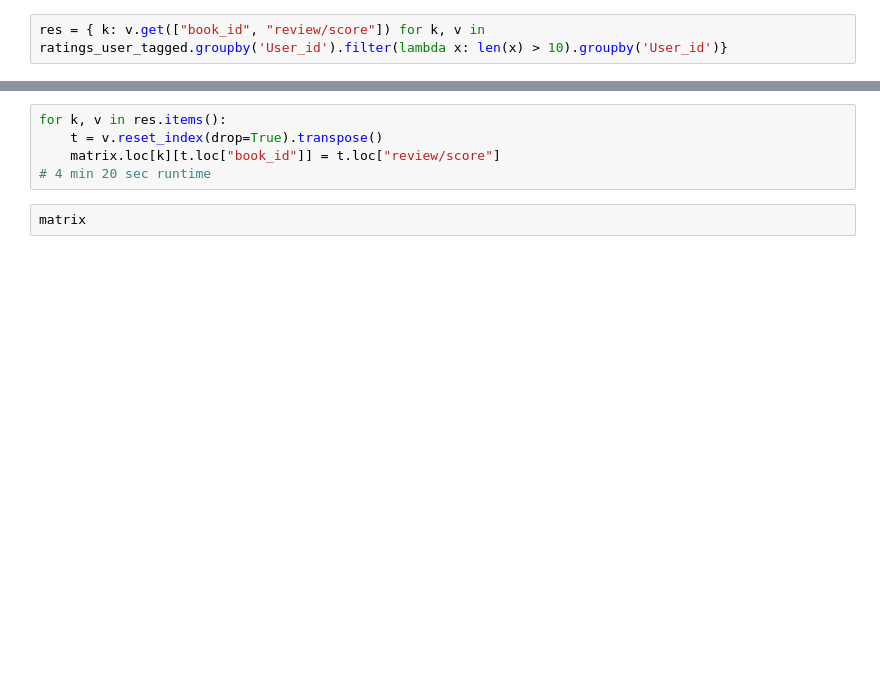
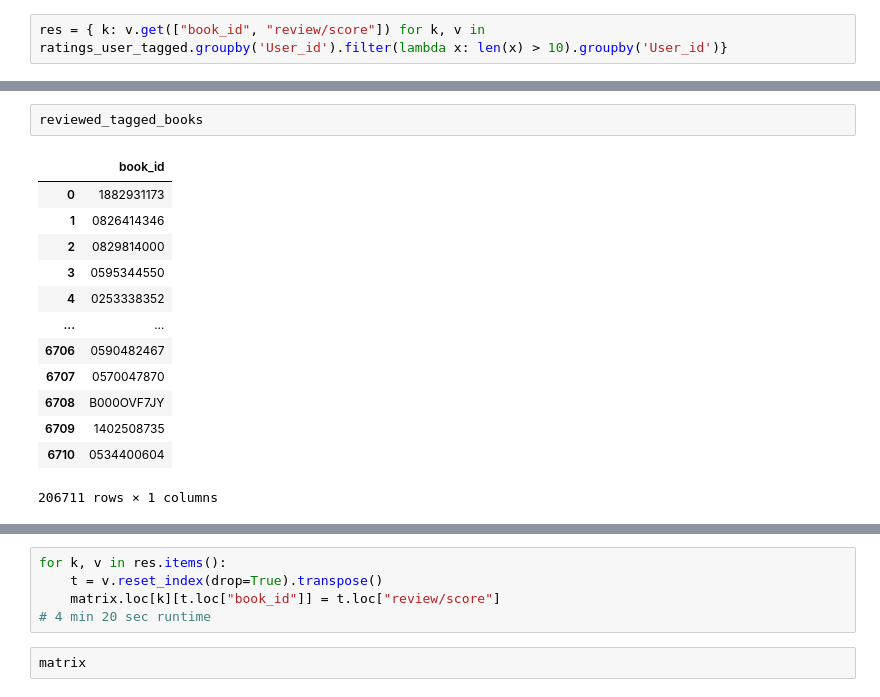
Before and after one commit to jinks145/pj_fireteam-108c, a Jupyter notebook: review_to_user_matrix.ipynb, the cells around one changed output, grey strips where cells are left out. Cells and saved outputs as stored; diff of their text form; blank space fills up the shorter version.

```diff
--- a/review_to_user_matrix.ipynb
+++ b/review_to_user_matrix.ipynb
@@ -62,3 +72,19 @@ res = { k: v.get(["book_id", "review/score"]) for k, v in ratings_user_tagged.gr
+# %%
+reviewed_tagged_books
+# %% [output]
+|  | book_id |
+| 0 | 1882931173 |
+| 1 | 0826414346 |
+| 2 | 0829814000 |
+| 3 | 0595344550 |
+| 4 | 0253338352 |
+| ... | ... |
+| 6706 | 0590482467 |
+| 6707 | 0570047870 |
+| 6708 | B000OVF7JY |
+| 6709 | 1402508735 |
+| 6710 | 0534400604 |
+206711 rows × 1 columns
 # %%
 matrix = pd.DataFrame(index=res.keys(), columns = reviewed_tagged_books["book_id"].values)
 matrix
```
Also changed, not shown: parts of 32 cells of this notebook, 1 other file.
